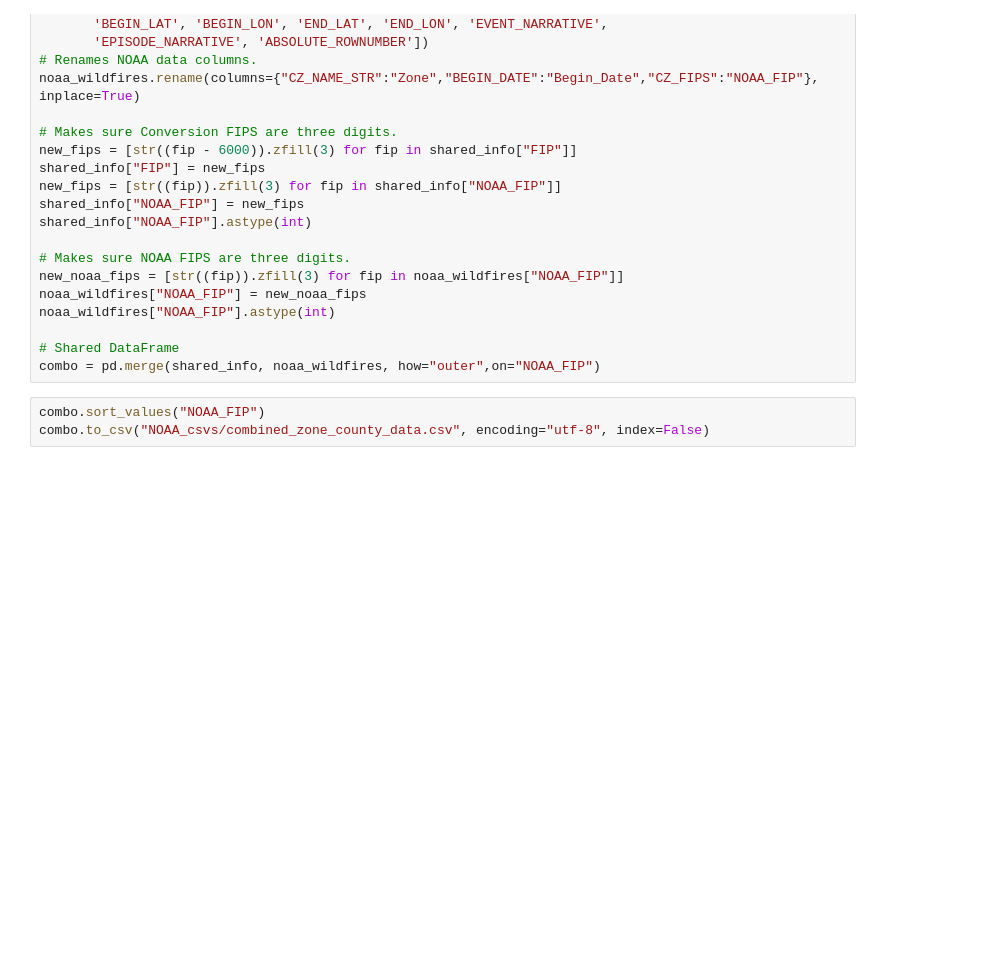
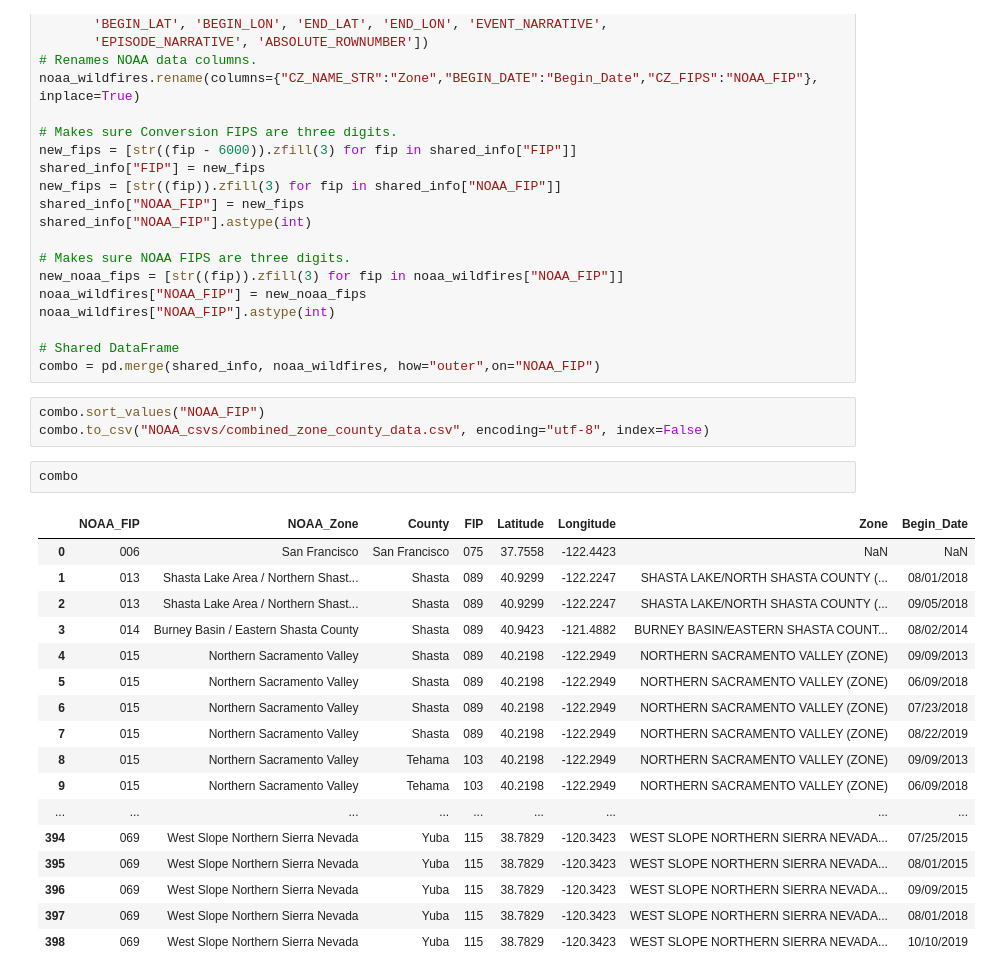
Before and after one commit to jacobdv/extreme-weather, a Jupyter notebook: Zone_to_County_Conversion.ipynb, the cells around one changed output. Drawn from its saved outputs; the diff is of its cells as text; blank space fills up the shorter version.

```diff
--- a/Zone_to_County_Conversion.ipynb
+++ b/Zone_to_County_Conversion.ipynb
@@ -36,3 +36,23 @@ combo = pd.merge(shared_info, noaa_wildfires, how="outer",on="NOAA_FIP")
 # %%
 combo.sort_values("NOAA_FIP")
 combo.to_csv("NOAA_csvs/combined_zone_county_data.csv", encoding="utf-8", index=False)
+# %%
+combo
+# %% [output]
+|  | NOAA_FIP | NOAA_Zone | County | FIP | Latitude | Longitude | Zone | Begin_Date |
+| 0 | 006 | San Francisco | San Francisco | 075 | 37.7558 | -122.4423 | NaN | NaN |
+| 1 | 013 | Shasta Lake Area / Northern Shast... | Shasta | 089 | 40.9299 | -122.2247 | SHASTA LAKE/NORTH SHASTA COUNTY (... | 08/01/2018 |
+| 2 | 013 | Shasta Lake Area / Northern Shast... | Shasta | 089 | 40.9299 | -122.2247 | SHASTA LAKE/NORTH SHASTA COUNTY (... | 09/05/2018 |
+| 3 | 014 | Burney Basin / Eastern Shasta County | Shasta | 089 | 40.9423 | -121.4882 | BURNEY BASIN/EASTERN SHASTA COUNT... | 08/02/2014 |
+| 4 | 015 | Northern Sacramento Valley | Shasta | 089 | 40.2198 | -122.2949 | NORTHERN SACRAMENTO VALLEY (ZONE) | 09/09/2013 |
+| 5 | 015 | Northern Sacramento Valley | Shasta | 089 | 40.2198 | -122.2949 | NORTHERN SACRAMENTO VALLEY (ZONE) | 06/09/2018 |
+| 6 | 015 | Northern Sacramento Valley | Shasta | 089 | 40.2198 | -122.2949 | NORTHERN SACRAMENTO VALLEY (ZONE) | 07/23/2018 |
+| 7 | 015 | Northern Sacramento Valley | Shasta | 089 | 40.2198 | -122.2949 | NORTHERN SACRAMENTO VALLEY (ZONE) | 08/22/2019 |
+| 8 | 015 | Northern Sacramento Valley | Tehama | 103 | 40.2198 | -122.2949 | NORTHERN SACRAMENTO VALLEY (ZONE) | 09/09/2013 |
+| 9 | 015 | Northern Sacramento Valley | Tehama | 103 | 40.2198 | -122.2949 | NORTHERN SACRAMENTO VALLEY (ZONE) | 06/09/2018 |
+| ... | ... | ... | ... | ... | ... | ... | ... | ... |
+| 394 | 069 | West Slope Northern Sierra Nevada | Yuba | 115 | 38.7829 | -120.3423 | WEST SLOPE NORTHERN SIERRA NEVADA... | 07/25/2015 |
+| 395 | 069 | West Slope Northern Sierra Nevada | Yuba | 115 | 38.7829 | -120.3423 | WEST SLOPE NORTHERN SIERRA NEVADA... | 08/01/2015 |
+| 396 | 069 | West Slope Northern Sierra Nevada | Yuba | 115 | 38.7829 | -120.3423 | WEST SLOPE NORTHERN SIERRA NEVADA... | 09/09/2015 |
+| 397 | 069 | West Slope Northern Sierra Nevada | Yuba | 115 | 38.7829 | -120.3423 | WEST SLOPE NORTHERN SIERRA NEVADA... | 08/01/2018 |
+| 398 | 069 | West Slope Northern Sierra Nevada | Yuba | 115 | 38.7829 | -120.3423 | WEST SLOPE NORTHERN SIERRA NEVADA... | 10/10/2019 |
```
